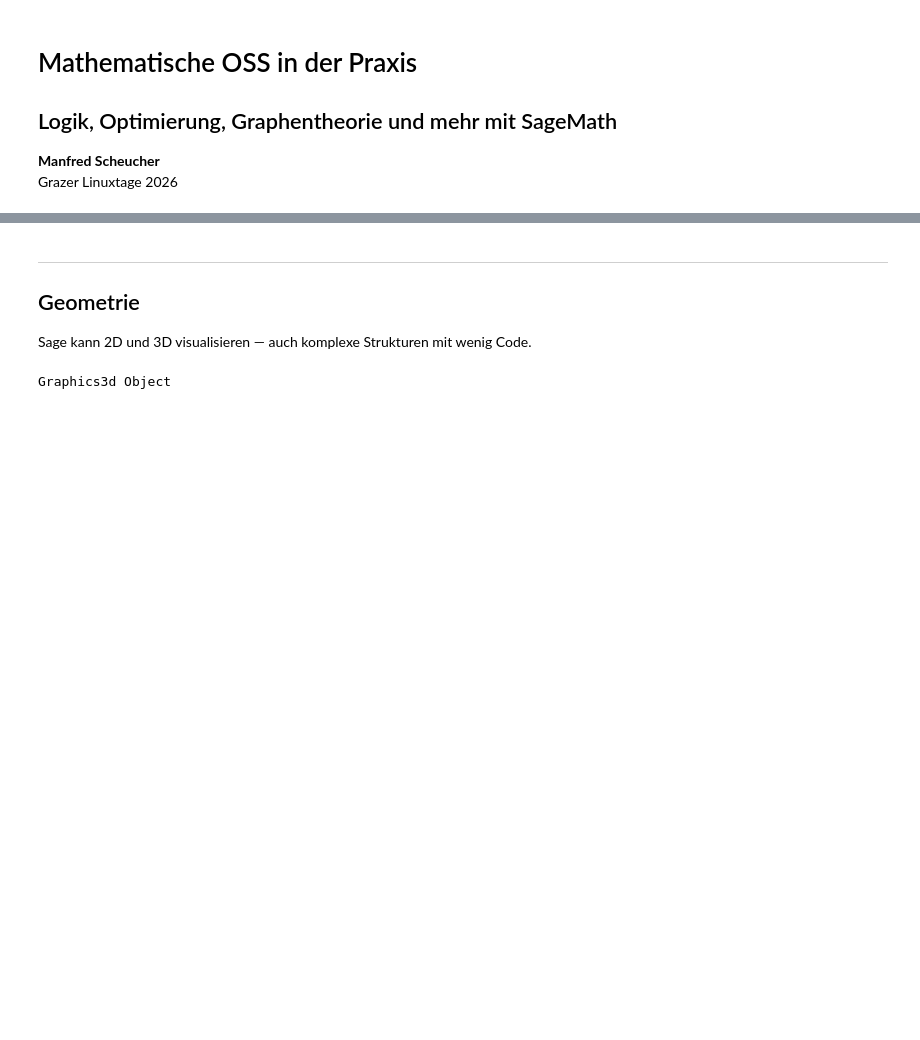
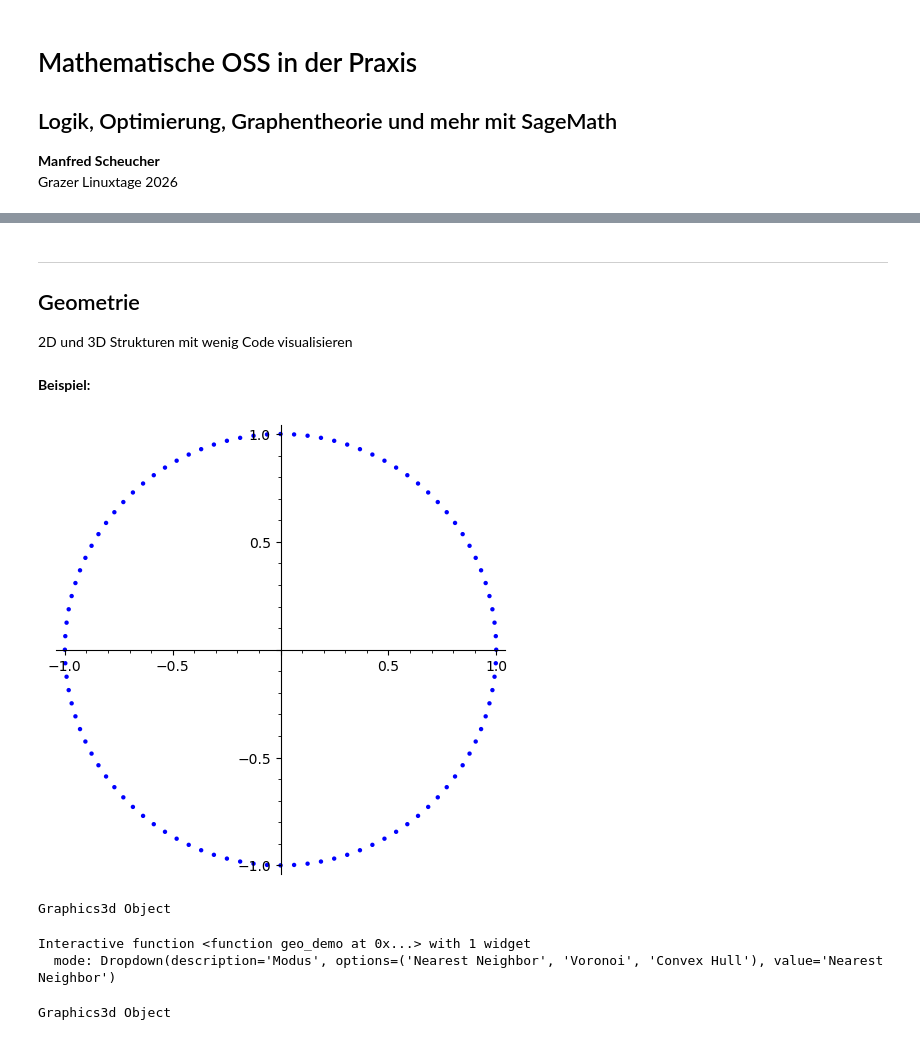
Before and after one commit to manfredscheucher/talk-glt26, a Jupyter notebook: talk.ipynb, the cells around one changed output, grey strips where cells are left out. Cells and saved outputs as stored; diff of their text form; code cells hidden in the pictures; blank space fills up the shorter version.

```diff
--- a/talk.ipynb
+++ b/talk.ipynb
@@ -82,7 +197,21 @@ p.show(aspect_ratio=1)
 ---
 ## Geometrie
 
-Sage kann 2D und 3D visualisieren — auch komplexe Strukturen mit wenig Code.
+2D und 3D Strukturen mit wenig Code visualisieren
+# %% [markdown]
+**Beispiel:**
+# %%
+n = 100
+point2d([(cos(x*2*pi/n),sin(x*2*pi/n)) for x in range(n)]).show(aspect_ratio=1)
+# %% [output]
+[figure, added]
+# %%
+p = point3d([(cos(x*2*pi/n),sin(x*2*pi/n),0) for x in range(n)],color='blue')
+p += point3d([(cos(x*2*pi/n),0,sin(x*2*pi/n)) for x in range(n)],color='red')
+p += point3d([(0,cos(x*2*pi/n),sin(x*2*pi/n)) for x in range(n)],color='green')
+p.show(aspect_ratio=1)
+# %% [output]
+Graphics3d Object
 # %%
 import random
 from scipy.spatial import Voronoi, ConvexHull
@@ -98,8 +227,7 @@ def geo_demo(mode=selector(['Nearest Neighbor', 'Voronoi', 'Convex Hull'], label
     inner = [pts[i] for i in range(len(pts)) if i not in hull_indices]
     outer = [pts[i] for i in hull_indices]
 
-    p = points(inner, size=30, color='black')
-    p += points(outer, size=30, color='blue')
+    p = points(pts, size=30, color='black',zorder=5)
 
     if mode == 'Nearest Neighbor':
         for i, (ax, ay) in enumerate(pts):
@@ -117,11 +245,14 @@ def geo_demo(mode=selector(['Nearest Neighbor', 'Voronoi', 'Convex Hull'], label
                 p += line([(x0,y0),(x1,y1)], color='red')
 
     elif mode == 'Convex Hull':
-        hull_pts = [pts[i] for i in hull2d.vertices] + [pts[hull2d.vertices[0]]]
+        hull_pts = [pts[i] for i in hull2d.vertices]
         p += polygon(hull_pts, color='lightblue', alpha=0.5)
-        p += line(hull_pts, color='blue', thickness=2)
+        p += line(hull_pts+[hull_pts[0]], color='blue', thickness=2)
 
     p.show(axes=False, frame=True, xmin=-0.05, xmax=1.05, ymin=-0.05, ymax=1.05)
+# %% [output]
+Interactive function <function geo_demo at 0x...> with 1 widget
+  mode: Dropdown(description='Modus', options=('Nearest Neighbor', 'Voronoi', 'Convex Hull'), value='Nearest Neighbor')
 # %%
 # 3D: Ikosaeder — 20 Flächen, 12 Ecken, wenig Code
 I = polytopes.icosahedron()
```
Also changed, not shown: parts of 33 cells of this notebook.
